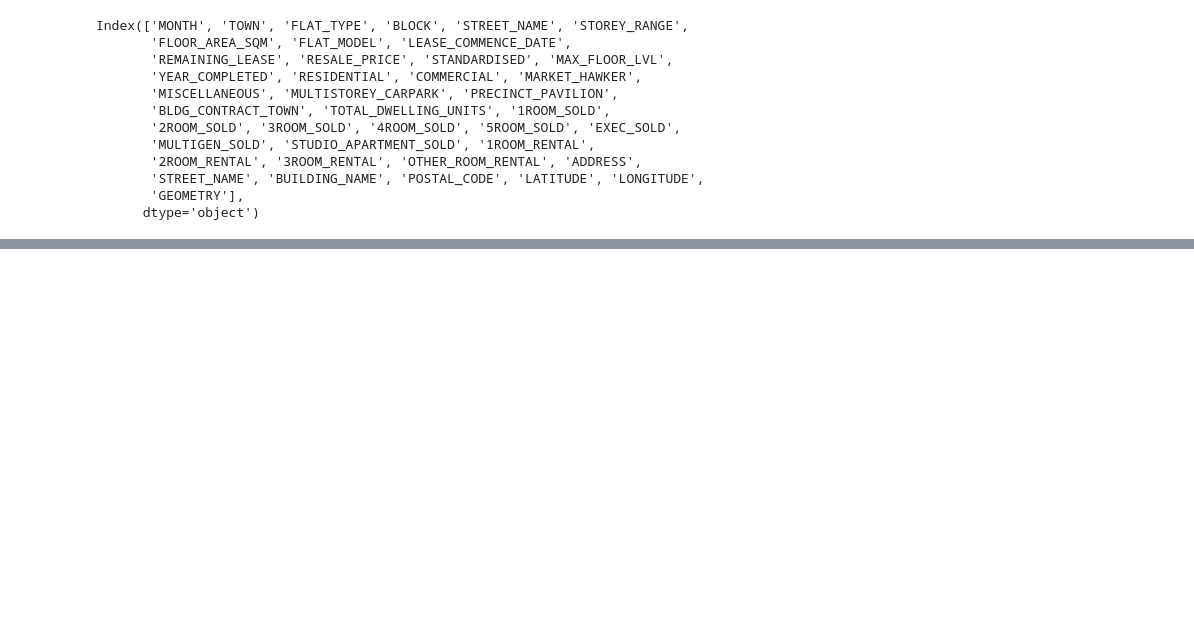
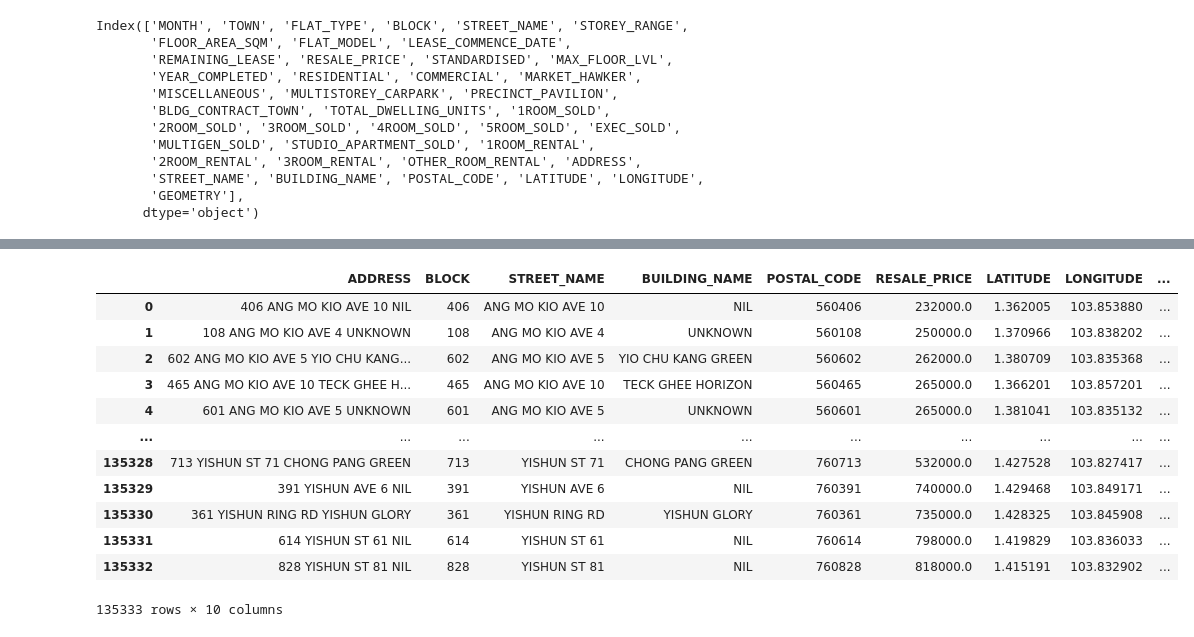
Before and after one commit to chinhockyang/skyrise-greenery-analysis, a Jupyter notebook: python_files/parse_hdb_add_prices_data.ipynb, the cells around one changed output, grey strips where cells are left out. Cells and saved outputs as stored; diff of their text form; code cells hidden in the pictures; blank space fills up the shorter version.

```diff
--- a/python_files/parse_hdb_address_prices.ipynb
+++ b/python_files/parse_hdb_add_prices_data.ipynb
@@ -145,0 +171,3 @@ df_subset.to_csv('hdb_with_prices.csv', index=False)
+# %%
+df_subset['GEOMETRY'] = df_subset.apply(lambda x: Point((x.LONGITUDE, x.LATITUDE)),
+                                       axis = 1)
@@ -145,0 +180,5 @@ df_subset.to_csv('hdb_with_prices.csv', index=False)
+# %%
+# Create a GeoDataFrame from the original hdb_prices DataFrame
+hdb_prices_geo = gpd.GeoDataFrame(df_subset,
+                                 crs = "epsg:4326",
+                                 geometry = df_subset.GEOMETRY)
@@ -145,0 +189,16 @@ df_subset.to_csv('hdb_with_prices.csv', index=False)
+# %%
+hdb_prices_geo_reproj
+# %% [output]
+|  | ADDRESS | BLOCK | STREET_NAME | BUILDING_NAME | POSTAL_CODE | RESALE_PRICE | LATITUDE | LONGITUDE | ... |
+| 0 | 406 ANG MO KIO AVE 10 NIL | 406 | ANG MO KIO AVE 10 | NIL | 560406 | 232000.0 | 1.362005 | 103.853880 | ... |
+| 1 | 108 ANG MO KIO AVE 4 UNKNOWN | 108 | ANG MO KIO AVE 4 | UNKNOWN | 560108 | 250000.0 | 1.370966 | 103.838202 | ... |
+| 2 | 602 ANG MO KIO AVE 5 YIO CHU KANG... | 602 | ANG MO KIO AVE 5 | YIO CHU KANG GREEN | 560602 | 262000.0 | 1.380709 | 103.835368 | ... |
+| 3 | 465 ANG MO KIO AVE 10 TECK GHEE H... | 465 | ANG MO KIO AVE 10 | TECK GHEE HORIZON | 560465 | 265000.0 | 1.366201 | 103.857201 | ... |
+| 4 | 601 ANG MO KIO AVE 5 UNKNOWN | 601 | ANG MO KIO AVE 5 | UNKNOWN | 560601 | 265000.0 | 1.381041 | 103.835132 | ... |
+| ... | ... | ... | ... | ... | ... | ... | ... | ... | ... |
+| 135328 | 713 YISHUN ST 71 CHONG PANG GREEN | 713 | YISHUN ST 71 | CHONG PANG GREEN | 760713 | 532000.0 | 1.427528 | 103.827417 | ... |
+| 135329 | 391 YISHUN AVE 6 NIL | 391 | YISHUN AVE 6 | NIL | 760391 | 740000.0 | 1.429468 | 103.849171 | ... |
+| 135330 | 361 YISHUN RING RD YISHUN GLORY | 361 | YISHUN RING RD | YISHUN GLORY | 760361 | 735000.0 | 1.428325 | 103.845908 | ... |
+| 135331 | 614 YISHUN ST 61 NIL | 614 | YISHUN ST 61 | NIL | 760614 | 798000.0 | 1.419829 | 103.836033 | ... |
+| 135332 | 828 YISHUN ST 81 NIL | 828 | YISHUN ST 81 | NIL | 760828 | 818000.0 | 1.415191 | 103.832902 | ... |
+135333 rows × 10 columns
```
Also changed, not shown: parts of 12 cells of this notebook.
